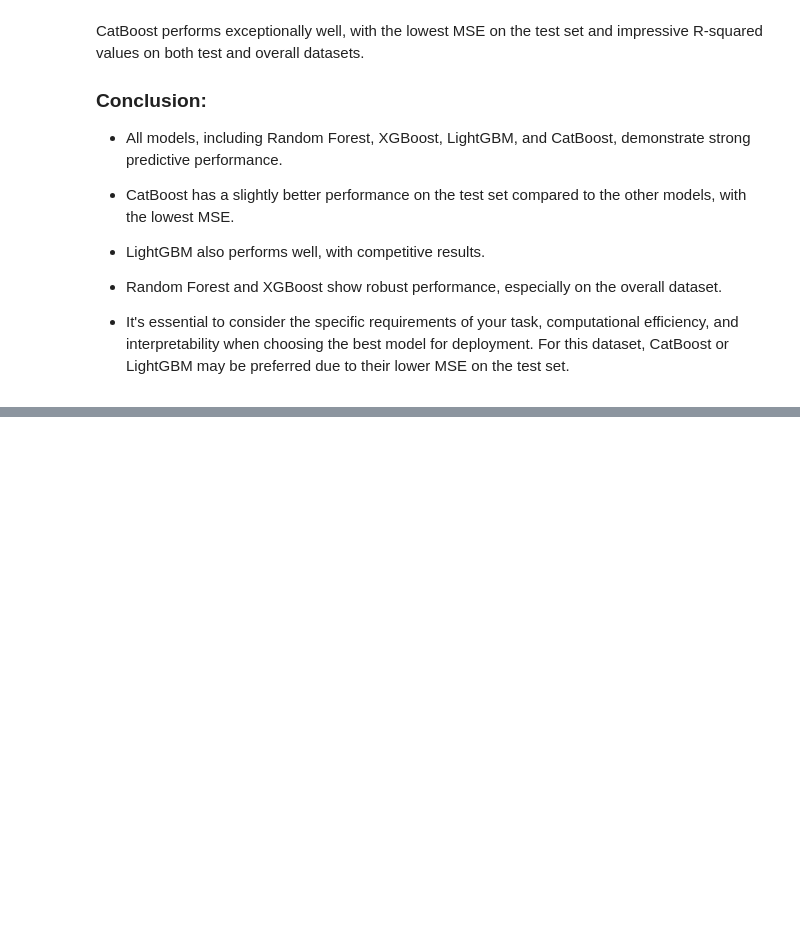
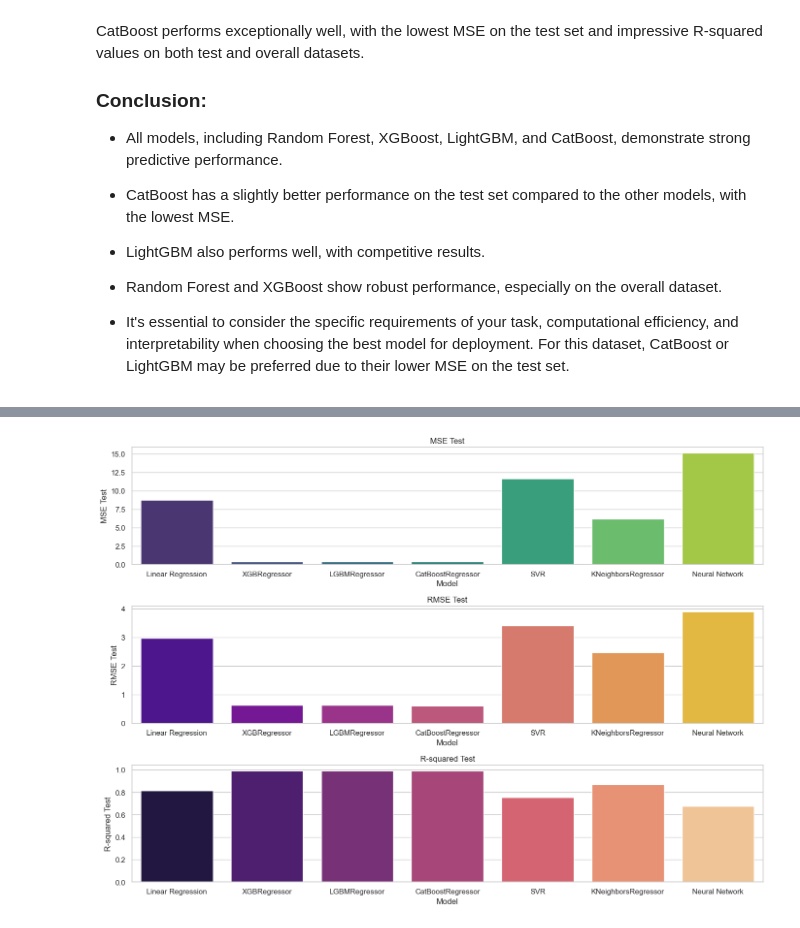
Before and after one commit to mdkhurshidjahan/fifa, a Jupyter notebook: proshant models file.ipynb, the cells around one changed output, grey strips where cells are left out. Saved outputs shown, nothing was run; the diff lists cells and outputs as text; code cells hidden in the pictures; blank space fills up the shorter version.

```diff
--- a/proshant models file.ipynb
+++ b/proshant models file.ipynb
@@ -1259,0 +1374,45 @@ CatBoost performs exceptionally well, with the lowest MSE on the test set and im
+# %%
+import matplotlib.pyplot as plt
+import seaborn as sns
+import pandas as pd
+
+# Define model names
+models = ['Linear Regression', 'XGBRegressor', 'LGBMRegressor', 'CatBoostRegressor', 'SVR', 'KNeighborsRegressor', 'Neural Network']
+
+# Define performance metrics for test set
+mse_test = [8.730435728974319, 0.3956294334926051, 0.39596329646162387, 0.3625970049295879, 11.607485820255496, 6.143866943866944, 15.137370127629644]
+rmse_test = [2.9547310755759684, 0.6289908055708009, 0.6292561453507021, 0.6021602817602535, 3.4069760521987082, 2.478682501626004, 3.8906773353273136]
+r_squared_test = [0.8134447643767773, 0.9915460414032089, 0.9915389072936656, 0.9922518907657245, 0.7519668754900297, 0.8687155394149516, 0.6765389794344606]
+
+# Create a DataFrame for better visualization
+data_test = {
+    'Model': models,
+    'MSE Test': mse_test,
+    'RMSE Test': rmse_test,
+    'R-squared Test': r_squared_test
+}
+
+df_test = pd.DataFrame(data_test)
+
+# Set the style for better aesthetics
+sns.set(style="whitegrid")
+
+# Plotting the data
+plt.figure(figsize=(14, 10))
+
+plt.subplot(3, 1, 1)
+sns.barplot(x='Model', y='MSE Test', data=df_test, palette='viridis')
+plt.title('MSE Test')
+
+plt.subplot(3, 1, 2)
+sns.barplot(x='Model', y='RMSE Test', data=df_test, palette='plasma')
+plt.title('RMSE Test')
+
+plt.subplot(3, 1, 3)
+sns.barplot(x='Model', y='R-squared Test', data=df_test, palette='magma')
+plt.title('R-squared Test')
+
+plt.tight_layout()
+plt.show()
+# %% [output]
+[figure, added]
```
Also changed, not shown: parts of 13 cells of this notebook, 21 other files.
